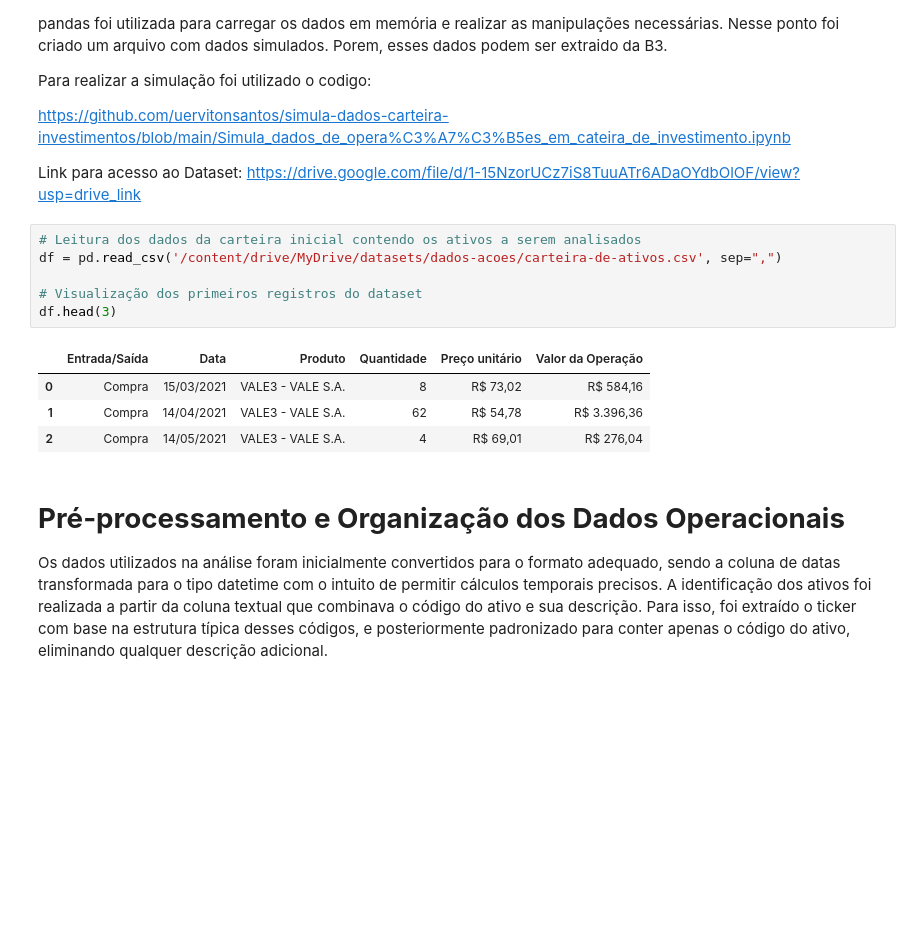
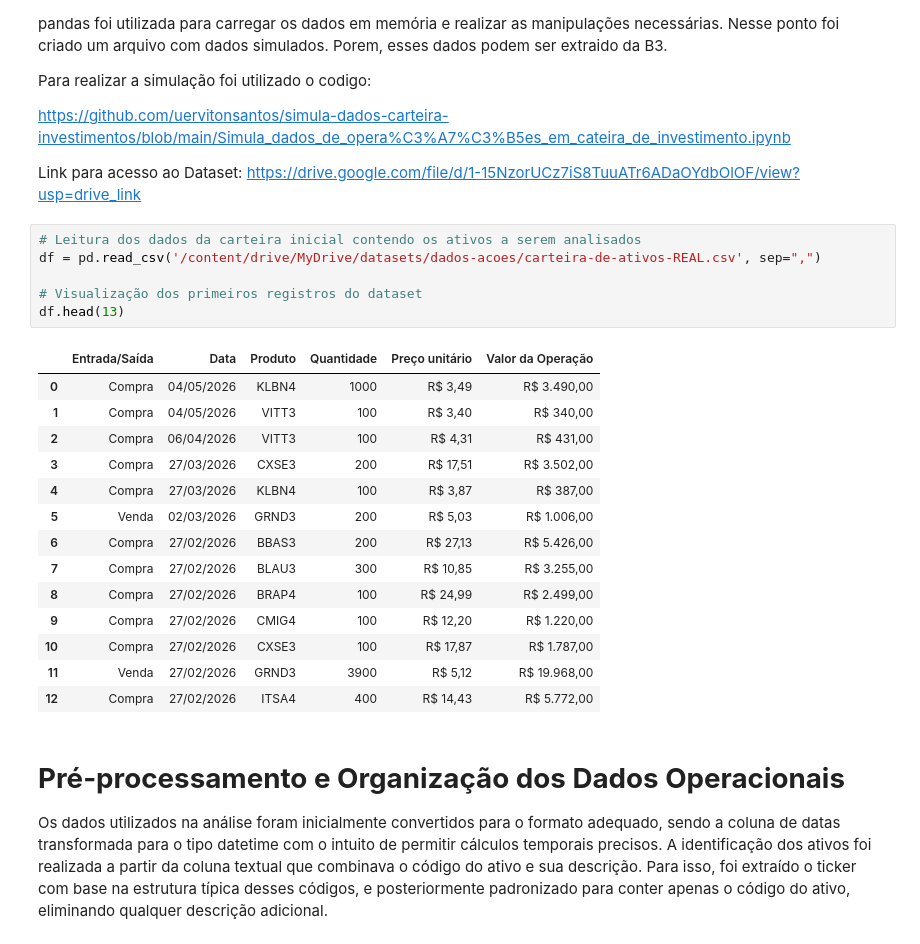
Before and after one commit to uervitonsantos/Otimizacao-Carteiras-Investimentos-Com-Rebalanceamentos, a Jupyter notebook: Otimização_de_Carteiras_de_Investimentos_com_Rebalanceamentos.ipynb, the cells around one changed output. Drawn from its saved outputs; the diff is of its cells as text; blank space fills up the shorter version.

```diff
--- a/Otimização_de_Carteiras_de_Investimentos_com_Rebalanceamentos.ipynb
+++ b/Otimização_de_Carteiras_de_Investimentos_com_Rebalanceamentos.ipynb
@@ -118,15 +420,25 @@ https://github.com/uervitonsantos/simula-dados-carteira-investimentos/blob/main/
 Link para acesso ao Dataset: https://drive.google.com/file/d/1-15NzorUCz7iS8TuuATr6ADaOYdbOlOF/view?usp=drive_link
 # %%
 # Leitura dos dados da carteira inicial contendo os ativos a serem analisados
-df = pd.read_csv('/content/drive/MyDrive/datasets/dados-acoes/carteira-de-ativos.csv', sep=",")
+df = pd.read_csv('/content/drive/MyDrive/datasets/dados-acoes/carteira-de-ativos-REAL.csv', sep=",")
 
 # Visualização dos primeiros registros do dataset
-df.head(3)
+df.head(13)
 # %% [output]
 |  | Entrada/Saída | Data | Produto | Quantidade | Preço unitário | Valor da Operação |
-| 0 | Compra | 15/03/2021 | VALE3 - VALE S.A. | 8 | R$ 73,02 | R$ 584,16 |
-| 1 | Compra | 14/04/2021 | VALE3 - VALE S.A. | 62 | R$ 54,78 | R$ 3.396,36 |
-| 2 | Compra | 14/05/2021 | VALE3 - VALE S.A. | 4 | R$ 69,01 | R$ 276,04 |
+| 0 | Compra | 04/05/2026 | KLBN4 | 1000 | R$ 3,49 | R$ 3.490,00 |
+| 1 | Compra | 04/05/2026 | VITT3 | 100 | R$ 3,40 | R$ 340,00 |
+| 2 | Compra | 06/04/2026 | VITT3 | 100 | R$ 4,31 | R$ 431,00 |
+| 3 | Compra | 27/03/2026 | CXSE3 | 200 | R$ 17,51 | R$ 3.502,00 |
+| 4 | Compra | 27/03/2026 | KLBN4 | 100 | R$ 3,87 | R$ 387,00 |
+| 5 | Venda | 02/03/2026 | GRND3 | 200 | R$ 5,03 | R$ 1.006,00 |
+| 6 | Compra | 27/02/2026 | BBAS3 | 200 | R$ 27,13 | R$ 5.426,00 |
+| 7 | Compra | 27/02/2026 | BLAU3 | 300 | R$ 10,85 | R$ 3.255,00 |
+| 8 | Compra | 27/02/2026 | BRAP4 | 100 | R$ 24,99 | R$ 2.499,00 |
+| 9 | Compra | 27/02/2026 | CMIG4 | 100 | R$ 12,20 | R$ 1.220,00 |
+| 10 | Compra | 27/02/2026 | CXSE3 | 100 | R$ 17,87 | R$ 1.787,00 |
+| 11 | Venda | 27/02/2026 | GRND3 | 3900 | R$ 5,12 | R$ 19.968,00 |
+| 12 | Compra | 27/02/2026 | ITSA4 | 400 | R$ 14,43 | R$ 5.772,00 |
 # %% [markdown]
 # **Pré-processamento e Organização dos Dados Operacionais**
 
```
Also changed, not shown: parts of 35 cells of this notebook.
